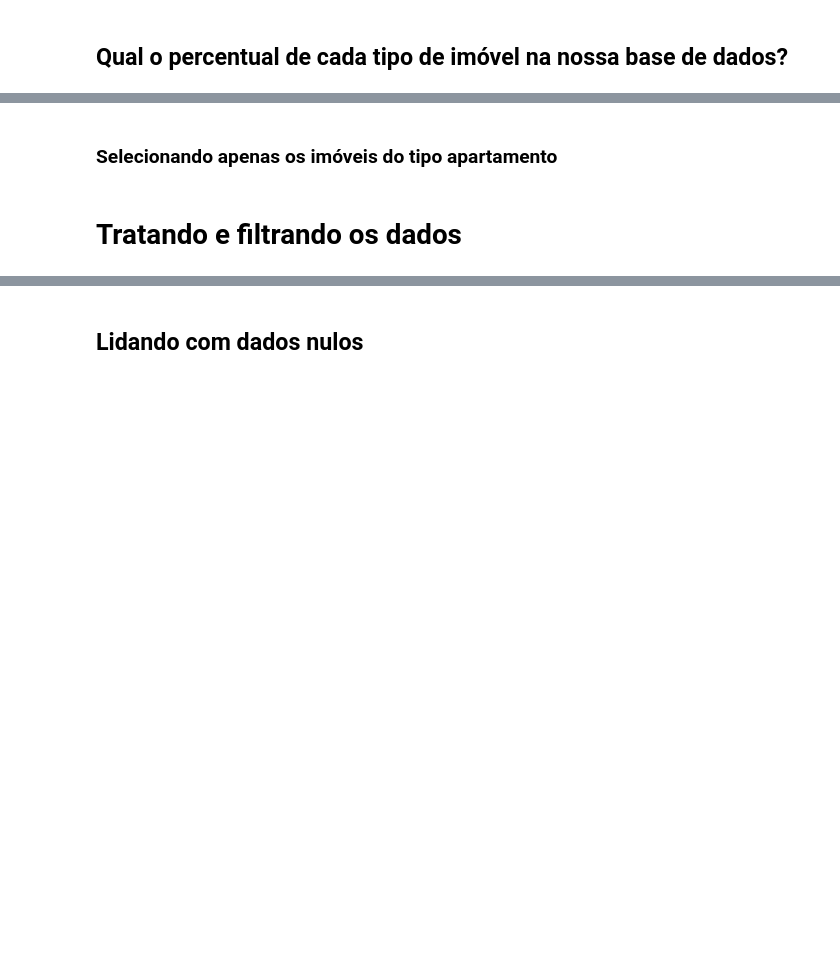
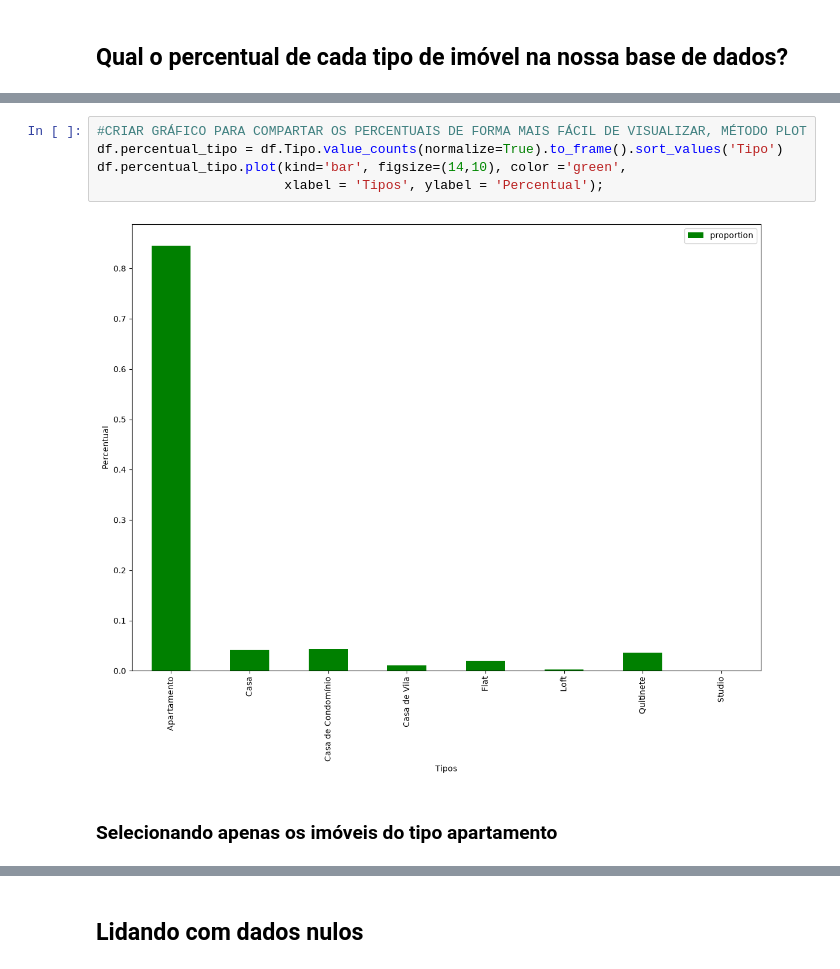
Before and after one commit to cjinfoaulas-psy/Conhecendo-Pandas, a Jupyter notebook: Pandas conhecendo a biblioteca/1.notebook_inicial.ipynb, the cells around one changed output, grey strips where cells are left out. Drawn from its saved outputs; the diff is of its cells as text; blank space fills up the shorter version.

```diff
--- a/Pandas conhecendo a biblioteca/1.notebook_inicial.ipynb
+++ b/Pandas conhecendo a biblioteca/1.notebook_inicial.ipynb
@@ -349,4 +421,9 @@ df_preco_tipo.plot(kind='barh', figsize=(14,10), color = 'purple')
+# %%
+#CRIAR GRÁFICO PARA COMPARTAR OS PERCENTUAIS DE FORMA MAIS FÁCIL DE VISUALIZAR, MÉTODO PLOT
+df.percentual_tipo = df.Tipo.value_counts(normalize=True).to_frame().sort_values('Tipo')
+df.percentual_tipo.plot(kind='bar', figsize=(14,10), color ='green',
+                        xlabel = 'Tipos', ylabel = 'Percentual');
+# %% [output]
+[figure, added]
 # %% [markdown]
 ### **Selecionando apenas os imóveis do tipo apartamento**
-# %% [markdown]
-# Tratando e filtrando os dados
```
Also changed, not shown: parts of 55 cells of this notebook.
